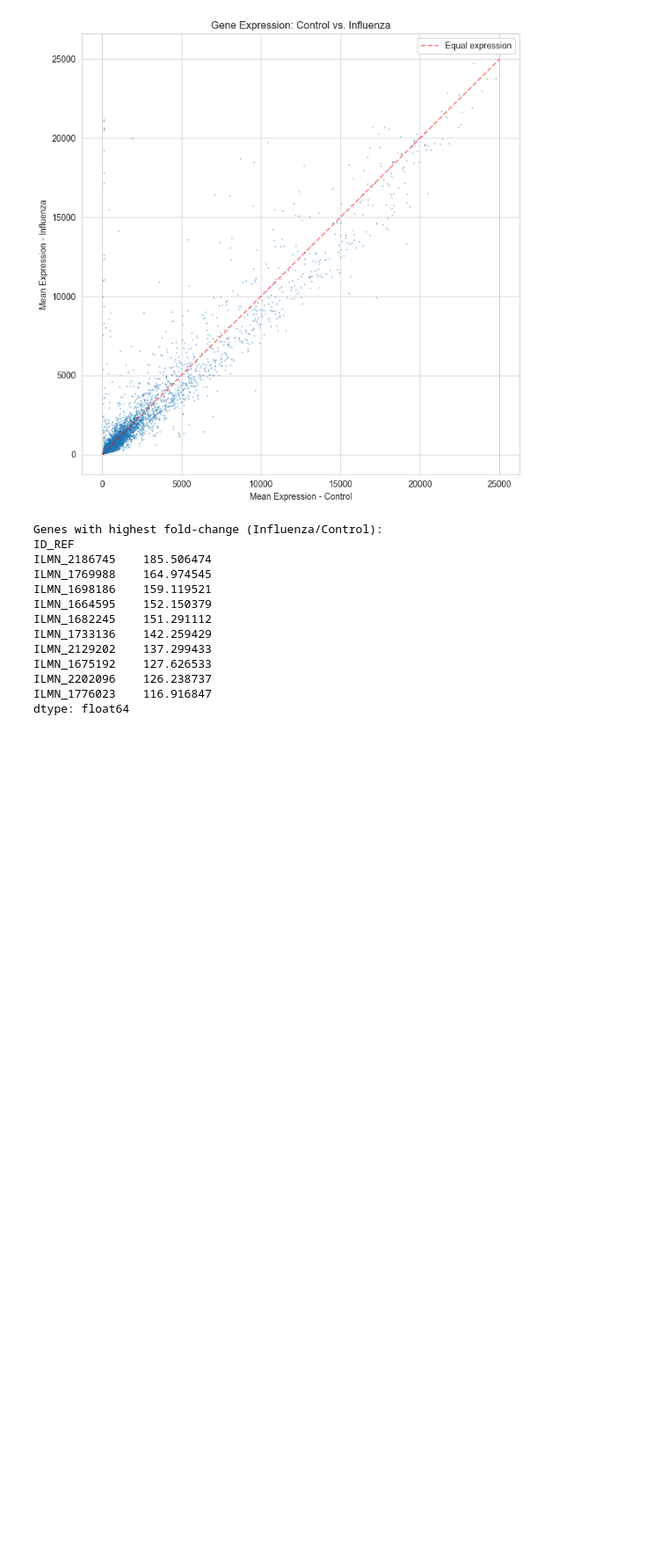
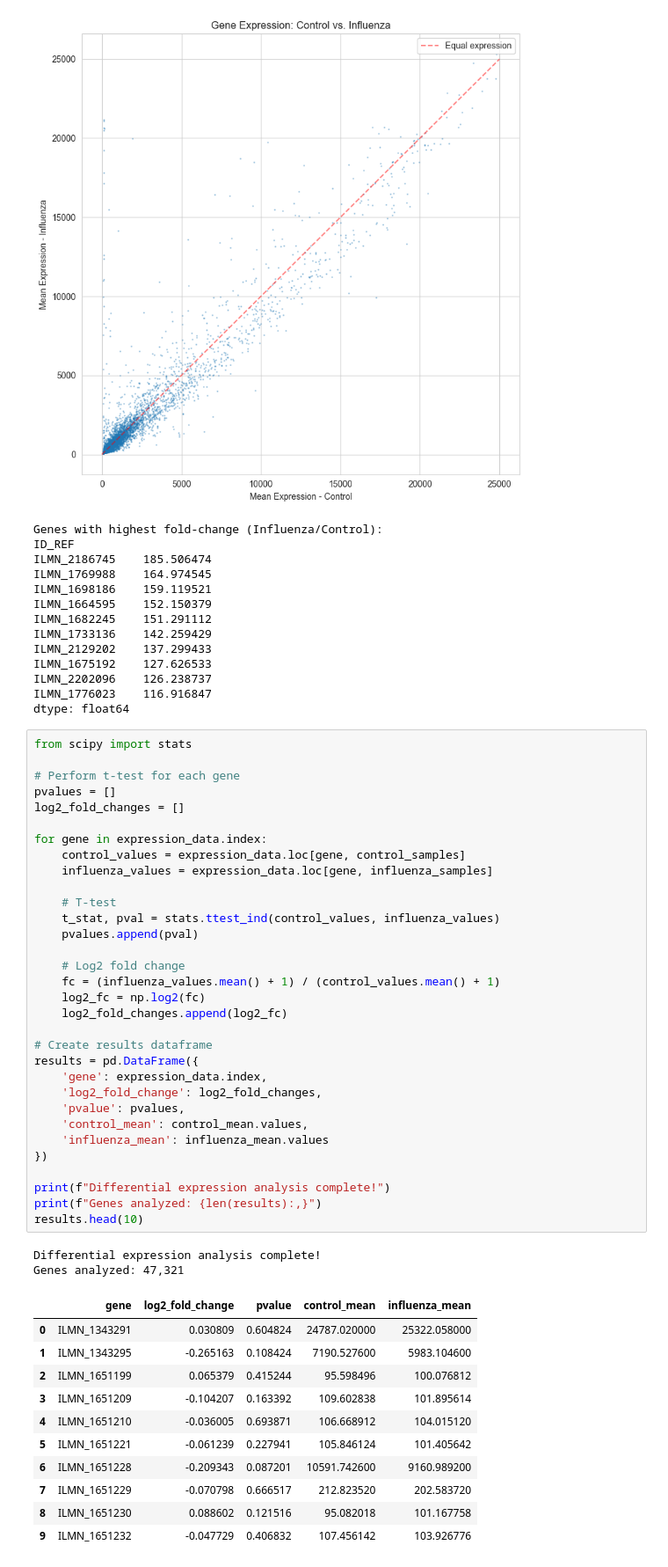
Before and after one commit to Tasdeed/gene-expression-analysis, a Jupyter notebook: notebooks/01_data_exploration.ipynb, the cells around one changed output. Shown at 88% size. Drawn from its saved outputs; the diff is of its cells as text; blank space fills up the shorter version.

```diff
--- a/notebooks/01_data_exploration.ipynb
+++ b/notebooks/01_data_exploration.ipynb
@@ -227,3 +227,49 @@ ILMN_1675192    127.626533
 ILMN_2202096    126.238737
 ILMN_1776023    116.916847
 dtype: float64
+# %%
+from scipy import stats
+
+# Perform t-test for each gene
+pvalues = []
+log2_fold_changes = []
+
+for gene in expression_data.index:
+    control_values = expression_data.loc[gene, control_samples]
+    influenza_values = expression_data.loc[gene, influenza_samples]
+
+    # T-test
+    t_stat, pval = stats.ttest_ind(control_values, influenza_values)
+    pvalues.append(pval)
+
+    # Log2 fold change
+    fc = (influenza_values.mean() + 1) / (control_values.mean() + 1)
+    log2_fc = np.log2(fc)
+    log2_fold_changes.append(log2_fc)
+
+# Create results dataframe
+results = pd.DataFrame({
+    'gene': expression_data.index,
+    'log2_fold_change': log2_fold_changes,
+    'pvalue': pvalues,
+    'control_mean': control_mean.values,
+    'influenza_mean': influenza_mean.values
+})
+
+print(f"Differential expression analysis complete!")
+print(f"Genes analyzed: {len(results):,}")
+results.head(10)
+# %% [output]
+Differential expression analysis complete!
+Genes analyzed: 47,321
+|  | gene | log2_fold_change | pvalue | control_mean | influenza_mean |
+| 0 | ILMN_1343291 | 0.030809 | 0.604824 | 24787.020000 | 25322.058000 |
+| 1 | ILMN_1343295 | -0.265163 | 0.108424 | 7190.527600 | 5983.104600 |
+| 2 | ILMN_1651199 | 0.065379 | 0.415244 | 95.598496 | 100.076812 |
+| 3 | ILMN_1651209 | -0.104207 | 0.163392 | 109.602838 | 101.895614 |
+| 4 | ILMN_1651210 | -0.036005 | 0.693871 | 106.668912 | 104.015120 |
+| 5 | ILMN_1651221 | -0.061239 | 0.227941 | 105.846124 | 101.405642 |
+| 6 | ILMN_1651228 | -0.209343 | 0.087201 | 10591.742600 | 9160.989200 |
+| 7 | ILMN_1651229 | -0.070798 | 0.666517 | 212.823520 | 202.583720 |
+| 8 | ILMN_1651230 | 0.088602 | 0.121516 | 95.082018 | 101.167758 |
+| 9 | ILMN_1651232 | -0.047729 | 0.406832 | 107.456142 | 103.926776 |
```
Also changed, not shown: parts of 4 cells of this notebook, 3 other files.
